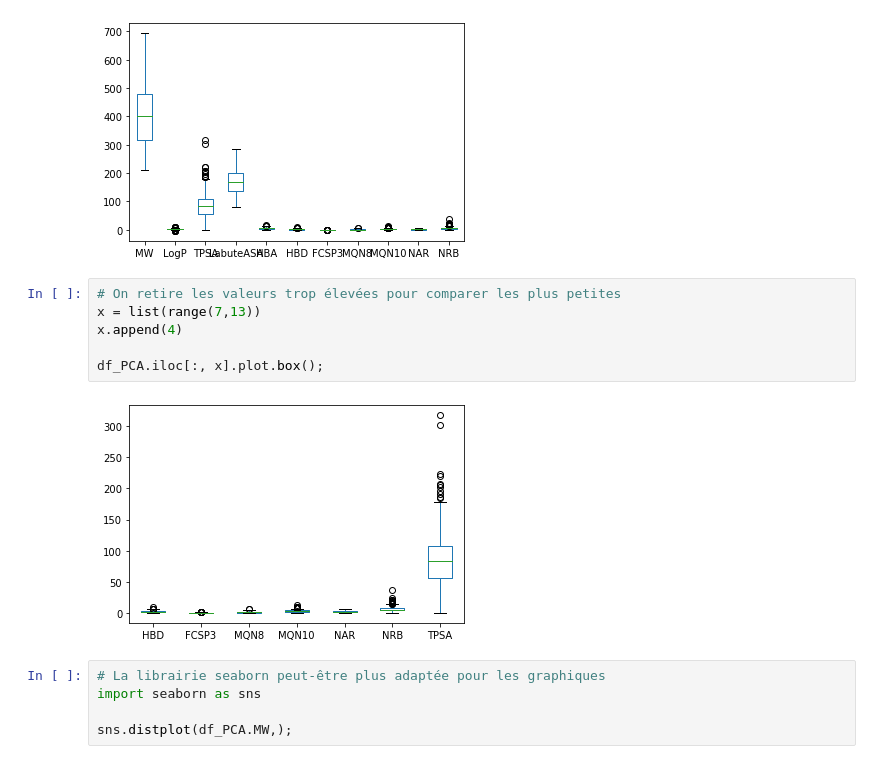
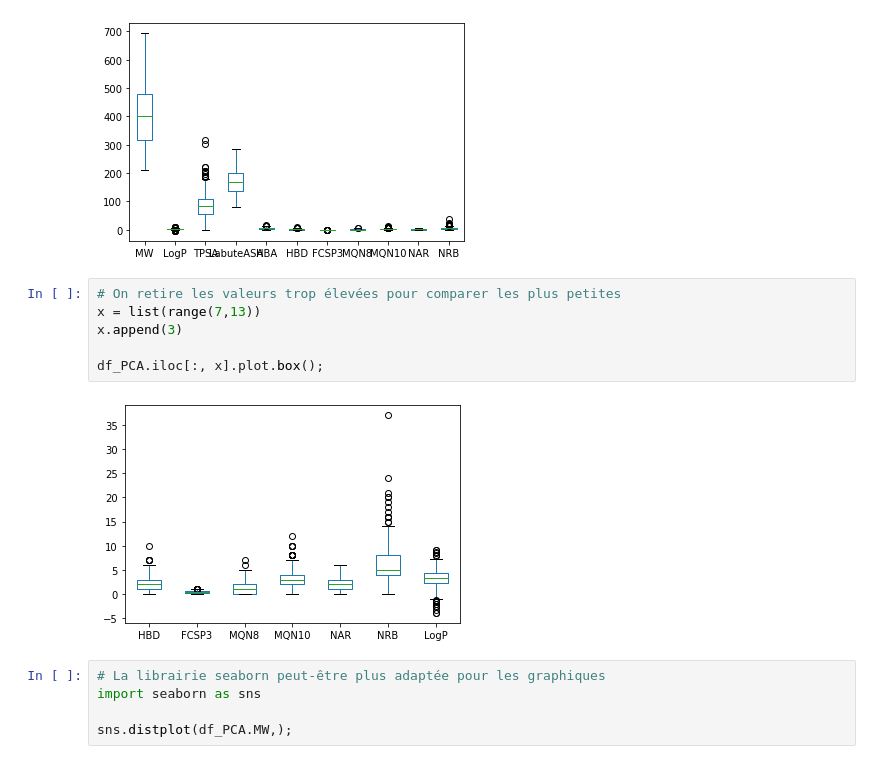
Before and after one commit to ICOA-SBC/GSON-cheminformatics, a Jupyter notebook: cours_2/PCA.ipynb, the cells around one changed output. Cells and saved outputs as stored; diff of their text form.

```diff
--- a/cours_2/PCA.ipynb
+++ b/cours_2/PCA.ipynb
@@ -332,11 +332,11 @@ df_PCA.plot.box();
 # %%
 # On retire les valeurs trop élevées pour comparer les plus petites
 x = list(range(7,13))
-x.append(4)
+x.append(3)
 
 df_PCA.iloc[:, x].plot.box();
 # %% [output]
-[figure, old version]
+[figure, new version]
 # %%
 # La librairie seaborn peut-être plus adaptée pour les graphiques
 import seaborn as sns
```
Also changed, not shown: parts of 12 cells of this notebook, 1 other file.
